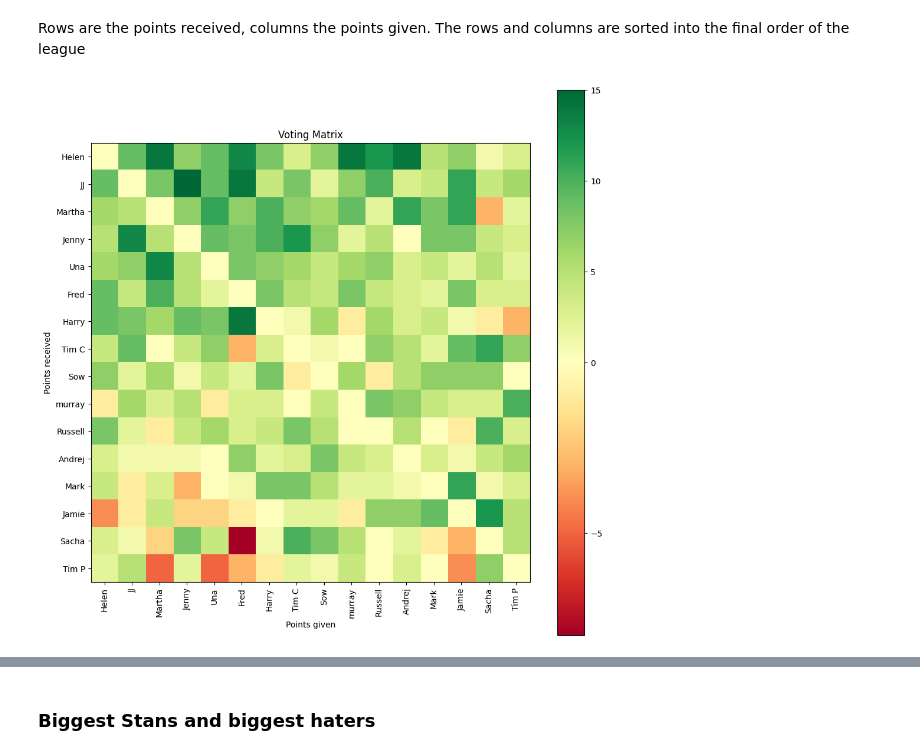
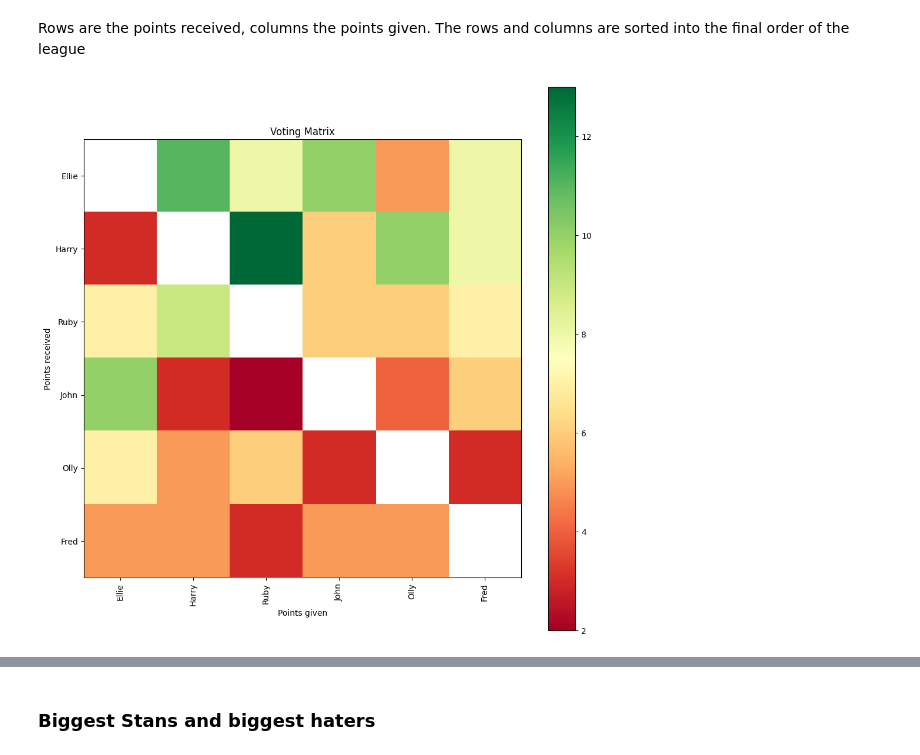
Before and after one commit to fred-cook/music-league-graphs, a Jupyter notebook: music_league_graphs/stats.ipynb, the cells around one changed output, grey strips where cells are left out. Cells and saved outputs as stored; diff of their text form; code cells hidden in the pictures.

Commit message:
beatles league stats

```diff
--- a/music_league_graphs/stats.ipynb
+++ b/music_league_graphs/stats.ipynb
@@ -22,32 +22,12 @@ If you want to convert the music league user names to real names create a transl
 # %%
 
 translator = {
-    "Sacha Darwin": "Sacha",
-    "Bethany Dickens-Devereux": "Bethany",
-    "sam24ahhhhhh": "Sam",
-    "Martha Mukungurutse": "Martha",
-    "Victoria Whitehead": "Victoria",
-    "Andrej Zacharenkov": "Andrej",
+    "elliemgoodwin": "Ellie",
+    "harryeg": "Harry",
+    "Ruby Hake": "Ruby",
+    "john.moriarty15": "John",
+    "ollygood7171": "Olly",
     "fred": "Fred",
-    "Jenny": "Jenny",
-    "Tim            :)": "Tim P",
-    "Mel Shallcrass": "Mel",
-    "Jamie England": "Jamie",
-    "Helen Adams": "Helen",
-    "Rory": "Rory",
-    "murraypurves101": "Murray",
-    "James Hardwick": "James",
-    "Olek": "Olek",
-    "Russell": "Russell",
-    "owainst": "Owain",
-    "Tim": "Tim C",
-    "Figataur": "Mark",
-    "Jenny Seaborne": "Jenny S",
-    "diplodocus.17": "Harry",
-    "Sowdagar": "Sow",
-    "[Left the league]": "[Left the league]",
-    "Peter Rowe": "Peter R",
-    "Juno Dark": "JJ",
 }
 
 if translator is not None:
@@ -186,22 +165,18 @@ voting_matrix = np.sum(arr, axis=0)
 Rows are the points received, columns the points given. The rows and columns are sorted into the final order of the league
 # %%
 fig, ax = plt.subplots(figsize=(12,12))
-
-cmap=LinearSegmentedColormap.from_list('rg',["r", "w", "g"], N=256)
-norm = TwoSlopeNorm(vmin=np.min(voting_matrix),
-                        vcenter=0,
-                        vmax=np.max(voting_matrix))
-
-plt.imshow(voting_matrix, cmap='RdYlGn', norm=norm, interpolation='nearest')
+copy = voting_matrix.copy()
+np.fill_diagonal(copy, np.nan)
+plt.imshow(copy, cmap='RdYlGn', interpolation='nearest')
 plt.xticks(np.arange(len(winning_order)), winning_order, rotation='vertical')
 plt.yticks(np.arange(len(winning_order)), winning_order)
 plt.xlabel("Points given")
 plt.ylabel("Points received")
 plt.title("Voting Matrix")
 
 
 cbar = plt.colorbar()
 
 plt.show()
 # %% [output]
-[figure, old version]
+[figure, new version]
```
Also changed, not shown: parts of 37 cells of this notebook.
